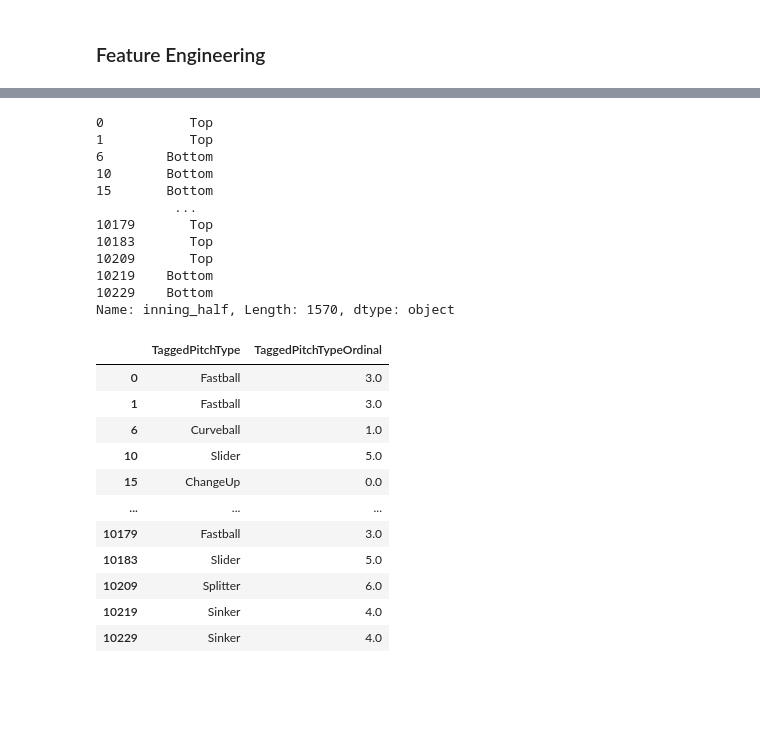
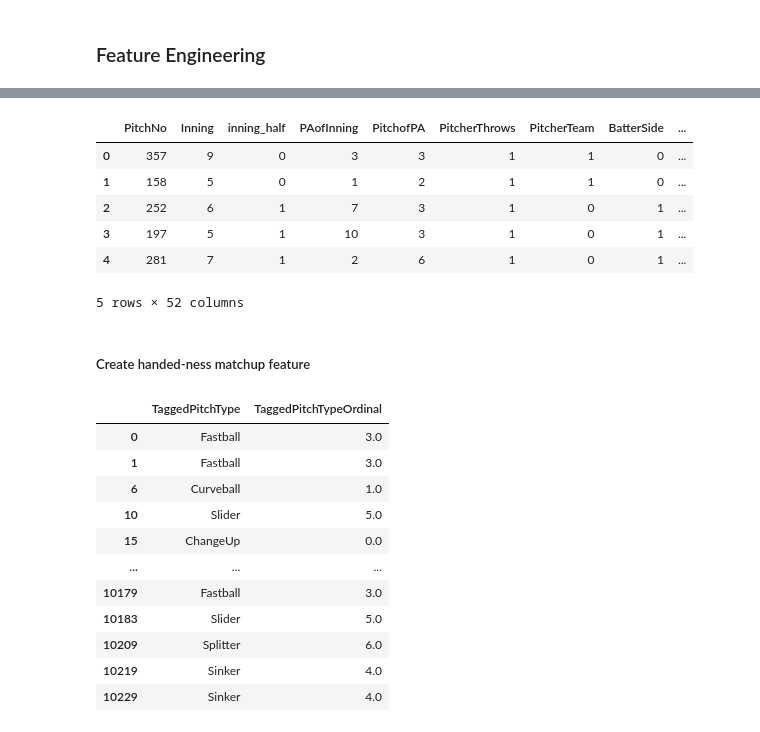
Before and after one commit to dylan-dang/baseball-ml-project, a Jupyter notebook: notebook.ipynb, the cells around one changed output, grey strips where cells are left out. Drawn from its saved outputs; the diff is of its cells as text; code cells hidden in the pictures; blank space fills up the shorter version.

Commit message:
Added binary numericals (team names, etc) to Feature Engineering

```diff
--- a/notebook.ipynb
+++ b/notebook.ipynb
@@ -469,40 +459,39 @@ Now we get to feature engineering. There are some notable categorical features t
+# %%
+#Just for reference
+to_numerical = [
+    "PitcherThrows",
+    "PitcherTeam",
+    "BatterSide",
+    "BatterTeam",
+    "inning_half",
+    "TaggedPitchType"
+]
+
+#Make the handed-ness, teams, and half a boolean value
+data.loc[:,"PitcherThrows"] = data["PitcherThrows"].map({"L":0, "R":1})
+data.loc[:,"PitcherTeam"] = (data["PitcherTeam"] == "TEX_LON").astype(int)
+data.loc[:,"BatterSide"] = data["BatterSide"].map({"L":0, "R":1})
+data.loc[:,"BatterTeam"] = (data["BatterTeam"] == "TEX_LON").astype(int)
+data.loc[:,"inning_half"] = data["inning_half"].map({"Top":0, "Bottom":1})
+
+data.head()
+# %% [output]
+|  | PitchNo | Inning | inning_half | PAofInning | PitchofPA | PitcherThrows | PitcherTeam | BatterSide | ... |
+| 0 | 357 | 9 | 0 | 3 | 3 | 1 | 1 | 0 | ... |
+| 1 | 158 | 5 | 0 | 1 | 2 | 1 | 1 | 0 | ... |
+| 2 | 252 | 6 | 1 | 7 | 3 | 1 | 0 | 1 | ... |
+| 3 | 197 | 5 | 1 | 10 | 3 | 1 | 0 | 1 | ... |
+| 4 | 281 | 7 | 1 | 2 | 6 | 1 | 0 | 1 | ... |
+5 rows × 52 columns
+# %% [markdown]
+##### Create handed-ness matchup feature
 # %%
-from sklearn.preprocessing import OrdinalEncoder
-
-numerical = [
-    "PitcherThrows",
-    "PitcherTeam",
-    "BatterSide",
-    "BatterTeam",
-    "TaggedPitchType",
-    "inning_half"
-]
-
-# Make the handed-ness and Teams a boolean value
-data["PitcherThrows"] = data["PitcherThrows"].map({"L":0, "R":1})
-data["PitcherTeam"] = (data["PitcherTeam"] == "TEX_LON").astype(int)
-data["BatterSide"] = data["BatterSide"].map({"L":0, "R":1})
-data["BatterTeam"] = (data["BatterTeam"] == "TEX_LON").astype(int)
-data["inning_half"]
 
 # We also want to engineer this new feature indicating the
 # handed-ness matchup. Statistically, L/L or R/R favors the pitcher
 # while L/R or R/L favors the batter. We want to represent this as
 # a new feature!
 data["Sidematchup"] = (data["PitcherThrows"] == data["BatterSide"]).astype(int)
-# %% [output]
-0           Top
-1           Top
-6        Bottom
-10       Bottom
-15       Bottom
-          ...
-10179       Top
-10183       Top
-10209       Top
-10219    Bottom
-10229    Bottom
-Name: inning_half, Length: 1570, dtype: object
 # %%
 # Remove the Knuckleball and Four-seam
 knuckle_four_rows = after_hit_data[after_hit_data["TaggedPitchType"].isin(["Knuckleball", "Four-Seam"])].index
```
Also changed, not shown: parts of 17 cells of this notebook.
